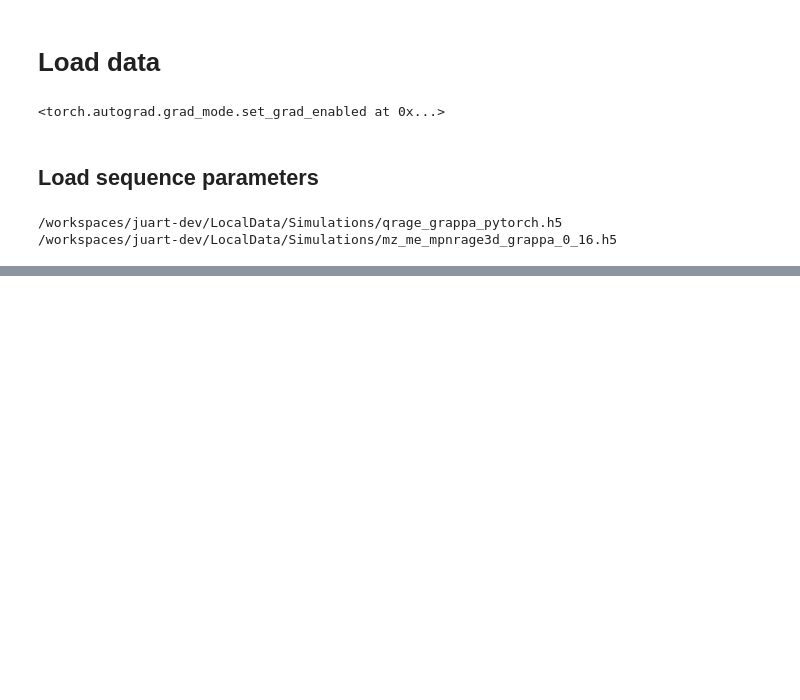
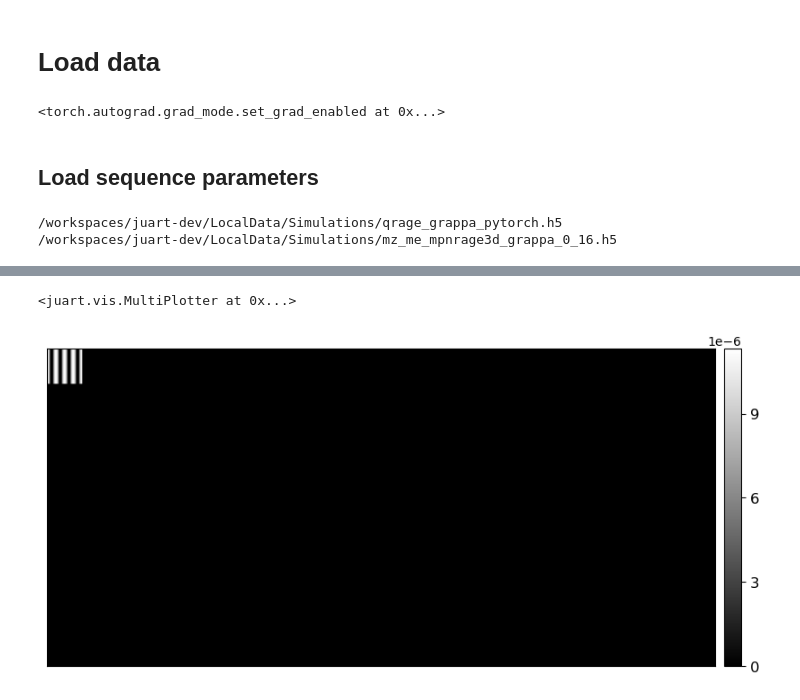
Before and after one commit to jumri-project/juart, a Jupyter notebook: notebooks/reconstruction_simulated_data.ipynb, the cells around one changed output, grey strips where cells are left out. Saved outputs shown, nothing was run; the diff lists cells and outputs as text; code cells hidden in the pictures; blank space fills up the shorter version.

```diff
--- a/notebooks/reconstruction_simulated_data.ipynb
+++ b/notebooks/reconstruction_simulated_data.ipynb
@@ -138,15 +147,18 @@ MultiPlotter(
 # %%
 MultiPlotter(
-    np.abs(AHd[..., 0, 0, :, :].numpy()),
+    np.abs(AHd[:, :, 0, 0, :, :].numpy()),
     (nTE, nTI),
     axis=(3, 2),
     fig=plt.figure(figsize=(10, 6)),
     cmap="gray",
 #     vmin=0,
 #     vmax=0.0125,
     cbar_size="2.5%",
     cbar_pad=0.1,
 )
+# %% [output]
+<juart.vis.MultiPlotter at 0x...>
+[figure, added]
 # %%
 MultiPlotter(
     np.angle(AHd[..., 0, 0, :, :].numpy()),
```
Also changed, not shown: parts of 8 cells of this notebook, 2 other files.
